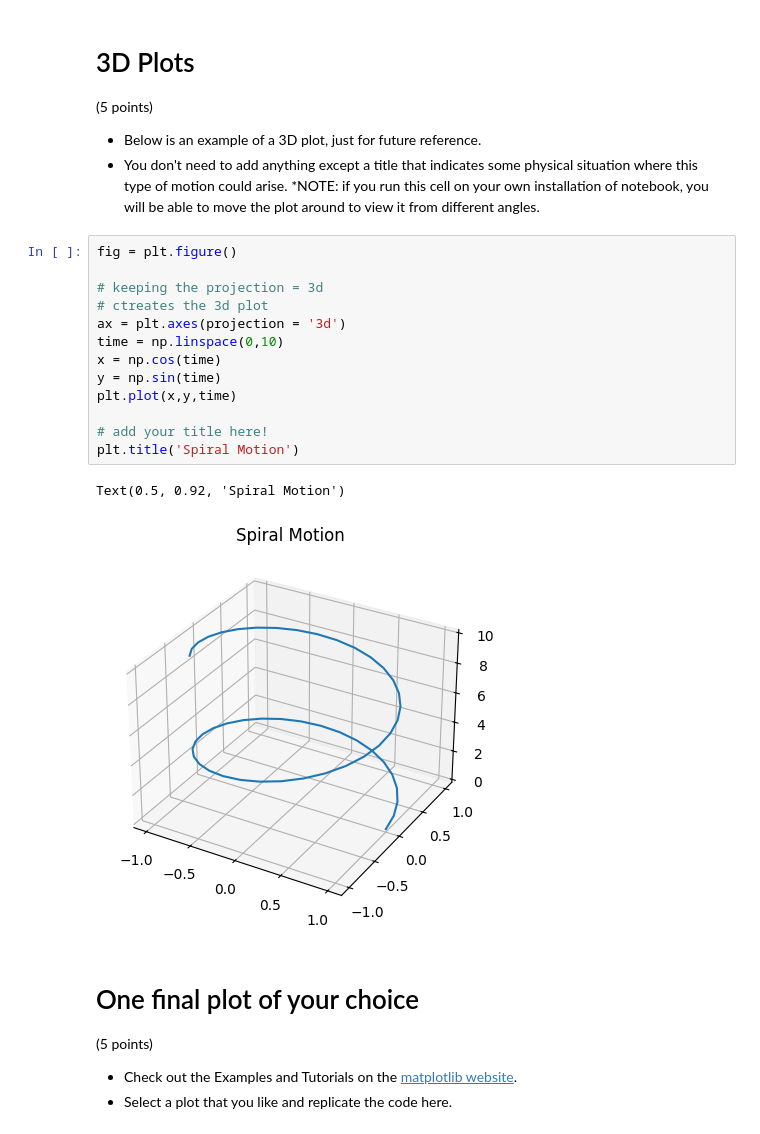
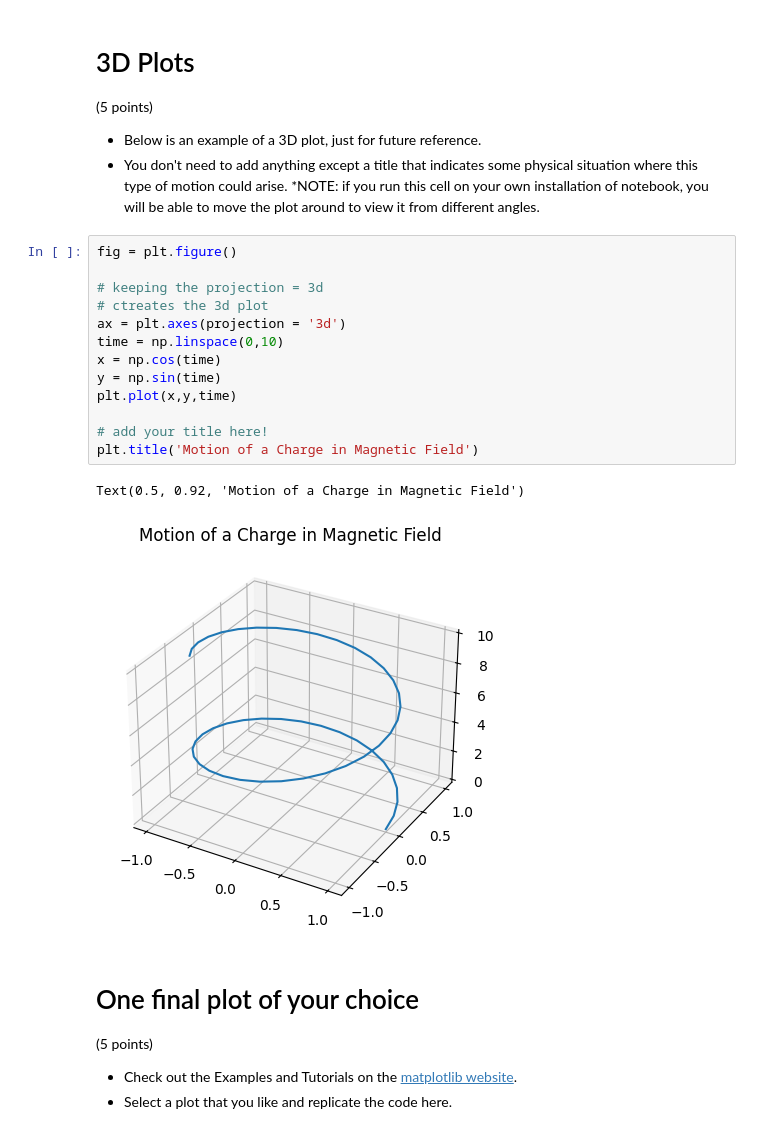
Before and after one commit to ryanmcmanamon1/computational_physics, a Jupyter notebook: Ryan_McManamon_Lab02_plotting_visualization.ipynb, the cells around one changed output. Saved outputs shown, nothing was run; the diff lists cells and outputs as text.

```diff
--- a/Ryan_McManamon_Lab02_plotting_visualization.ipynb
+++ b/Ryan_McManamon_Lab02_plotting_visualization.ipynb
@@ -430,19 +439,19 @@ plt.plot(theta,np.tan(theta))
 # %%
 fig = plt.figure()
 
 # keeping the projection = 3d
 # ctreates the 3d plot
 ax = plt.axes(projection = '3d')
 time = np.linspace(0,10)
 x = np.cos(time)
 y = np.sin(time)
 plt.plot(x,y,time)
 
 # add your title here!
-plt.title('Spiral Motion')
+plt.title('Motion of a Charge in Magnetic Field')
 # %% [output]
-Text(0.5, 0.92, 'Spiral Motion')
+Text(0.5, 0.92, 'Motion of a Charge in Magnetic Field')
-[figure, old version]
+[figure, new version]
 # %% [markdown]
 # One final plot of your choice
 
```
Also changed, not shown: parts of 3 cells of this notebook.
